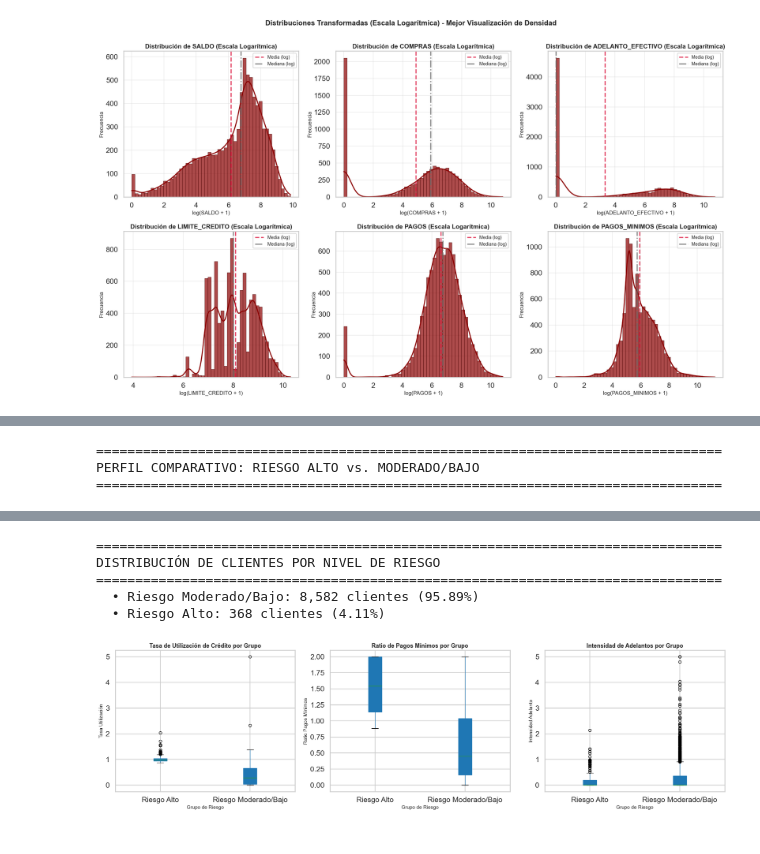
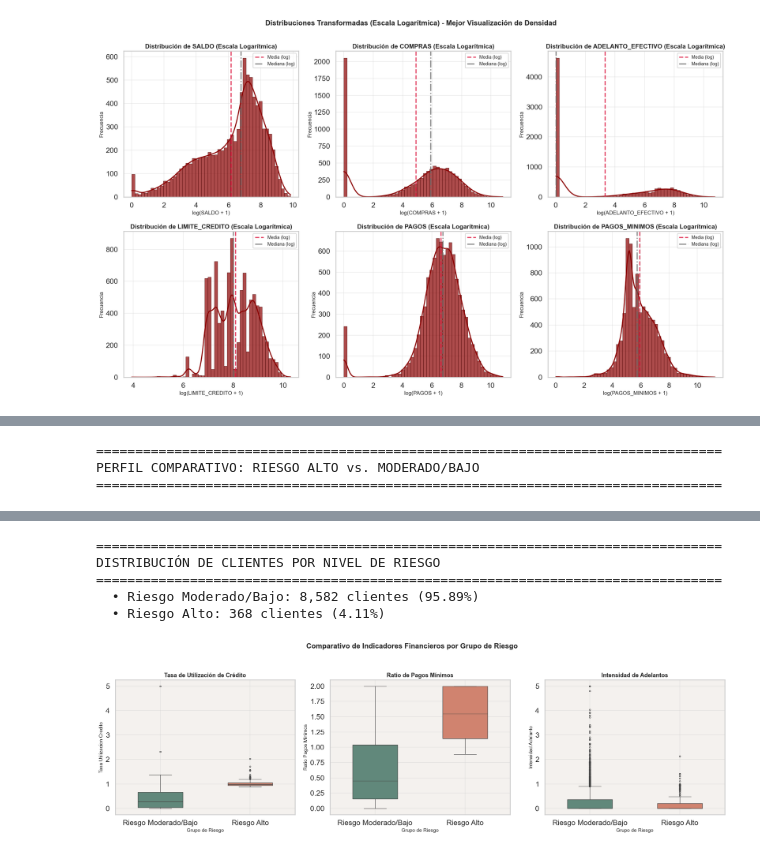
Before and after one commit to MrSpain2104/cluster, a Jupyter notebook: CC_GENERAL_analysis.ipynb, the cells around one changed output, grey strips where cells are left out. Cells and saved outputs as stored; diff of their text form; code cells hidden in the pictures.

```diff
--- a/CC_GENERAL_analysis.ipynb
+++ b/CC_GENERAL_analysis.ipynb
@@ -778,8 +731,26 @@ Antes del clustering formal, es útil hacer una **segmentación exploratoria bas
 # %%
+# =============================================================================
 # Clasificación simple de riesgo basada en umbrales de negocio
+# =============================================================================
+
+import numpy as np
+import pandas as pd
+import seaborn as sns
+import matplotlib.pyplot as plt
+
+# Paleta de color personalizada (usa la que definiste antes)
+PALETTE_MAIN = "#5B8E7D"       # verde suave
+PALETTE_ACCENT = "#E07A5F"     # terracota / coral
+PALETTE_BG = "#F4F1EE"         # fondo neutro
+sns.set_style("whitegrid")
+plt.rcParams["axes.facecolor"] = PALETTE_BG
+
+# Definición de umbrales de riesgo
+#
 util_high = df_eda['TASA_UTILIZACION_CREDITO'].quantile(0.85)
 ratio_min_high = df_eda['RATIO_PAGOS_MINIMOS'].quantile(0.65)
 
+# Clasificación binaria de riesgo
 df_eda['FLAG_RIESGO'] = np.where(
     (df_eda['TASA_UTILIZACION_CREDITO'] > util_high) &
     (df_eda['RATIO_PAGOS_MINIMOS'] > ratio_min_high) &
@@ -788,73 +759,66 @@ df_eda['FLAG_RIESGO'] = np.where(
     'Riesgo Moderado/Bajo'
 )
 
-# Resumen por grupo de riesgo
+# Resumen comparativo de indicadores por grupo de riesgo
 print('='*80)
 print('PERFIL COMPARATIVO: RIESGO ALTO vs. MODERADO/BAJO')
 print('='*80)
 
-resumen_riesgo = df_eda.groupby('FLAG_RIESGO')[
-    ['SALDO', 'PAGOS', 'COMPRAS', 'TASA_UTILIZACION_CREDITO', 'RATIO_PAGOS_MINIMOS', 'INTENSIDAD_ADELANTO']
-].agg(['mean', 'median']).round(2)
+resumen_riesgo = (
+    df_eda.groupby('FLAG_RIESGO')[
+        ['SALDO', 'PAGOS', 'COMPRAS',
+         'TASA_UTILIZACION_CREDITO', 'RATIO_PAGOS_MINIMOS', 'INTENSIDAD_ADELANTO']
+    ].agg(['mean', 'median'])
+).round(2)
 
 display(resumen_riesgo)
 
-# Proporciones
+# Proporciones de clientes por nivel de riesgo
 riesgo_counts = df_eda['FLAG_RIESGO'].value_counts()
 riesgo_pct = (riesgo_counts / len(df_eda) * 100).round(2)
 
 print('\n' + '='*80)
 print('DISTRIBUCIÓN DE CLIENTES POR NIVEL DE RIESGO')
 print('='*80)
 for categoria, count in riesgo_counts.items():
     print(f'  • {categoria}: {count:,} clientes ({riesgo_pct[categoria]:.2f}%)')
 
-# Visualización comparativa
 fig, axes = plt.subplots(1, 3, figsize=(20, 6))
+cols = ['TASA_UTILIZACION_CREDITO', 'RATIO_PAGOS_MINIMOS', 'INTENSIDAD_ADELANTO']
+titles = ['Tasa de Utilización de Crédito',
+          'Ratio de Pagos Mínimos',
+          'Intensidad de Adelantos']
 
-# Gráfico 1: Comparación de Tasa de Utilización
-df_eda.boxplot(column='TASA_UTILIZACION_CREDITO', by='FLAG_RIESGO', ax=axes[0],
-              patch_artist=True, return_type='dict')
-axes[0].set_title('Tasa de Utilización de Crédito por Grupo', fontsize=13, fontweight='bold')
-axes[0].set_xlabel('Grupo de Riesgo', fontsize=11)
-axes[0].set_ylabel('Tasa Utilización', fontsize=11)
-plt.sca(axes[0])
-plt.xticks(rotation=0)
+for ax, col, title in zip(axes, cols, titles):
+    sns.boxplot(
+        data=df_eda, x='FLAG_RIESGO', y=col,
+        palette=[PALETTE_MAIN, PALETTE_ACCENT],
+        width=0.5, fliersize=3, ax=ax
+    )
+    ax.set_title(title, fontsize=13, fontweight='bold')
+    ax.set_xlabel('Grupo de Riesgo', fontsize=11)
+    ax.set_ylabel(col.replace('_', ' ').title(), fontsize=11)
+    ax.grid(alpha=0.3)
 
-# Gráfico 2: Comparación de Ratio de Pagos Mínimos
-df_eda.boxplot(column='RATIO_PAGOS_MINIMOS', by='FLAG_RIESGO', ax=axes[1],
-              patch_artist=True, return_type='dict')
-axes[1].set_title('Ratio de Pagos Mínimos por Grupo', fontsize=13, fontweight='bold')
-axes[1].set_xlabel('Grupo de Riesgo', fontsize=11)
-axes[1].set_ylabel('Ratio Pagos Mínimos', fontsize=11)
-plt.sca(axes[1])
-plt.xticks(rotation=0)
-
-# Gráfico 3: Comparación de Intensidad de Adelanto
-df_eda.boxplot(column='INTENSIDAD_ADELANTO', by='FLAG_RIESGO', ax=axes[2],
-              patch_artist=True, return_type='dict')
-axes[2].set_title('Intensidad de Adelantos por Grupo', fontsize=13, fontweight='bold')
-axes[2].set_xlabel('Grupo de Riesgo', fontsize=11)
-axes[2].set_ylabel('Intensidad Adelanto', fontsize=11)
-plt.sca(axes[2])
-plt.xticks(rotation=0)
-
-plt.suptitle('')  # Remover título auto-generado por pandas
+plt.suptitle(
+    'Comparativo de Indicadores Financieros por Grupo de Riesgo',
+    fontsize=16, fontweight='bold', y=1.03
+)
 plt.tight_layout()
 plt.show()
 # %% [output]
 ================================================================================
 PERFIL COMPARATIVO: RIESGO ALTO vs. MODERADO/BAJO
 ================================================================================
 |  | SALDO |  | PAGOS |  | COMPRAS |  | TASA_UTILIZACION_CREDITO |  | ... |
 |  | mean | median | mean | median | mean | median | mean | median | ... |
 | FLAG_RIESGO |  |  |  |  |  |  |  |  | ... |
 | Riesgo Alto | 2910.13 | 1716.48 | 1378.10 | 960.09 | 1072.61 | 638.84 | 1.01 | 0.98 | ... |
 | Riesgo Moderado/Bajo | 1506.77 | 801.90 | 1748.37 | 846.18 | 1000.23 | 341.41 | 0.36 | 0.28 | ... |
 ================================================================================
 DISTRIBUCIÓN DE CLIENTES POR NIVEL DE RIESGO
 ================================================================================
   • Riesgo Moderado/Bajo: 8,582 clientes (95.89%)
   • Riesgo Alto: 368 clientes (4.11%)
-[figure, old version]
+[figure, new version]
 # %% [markdown]
```
Also changed, not shown: parts of 33 cells of this notebook.
